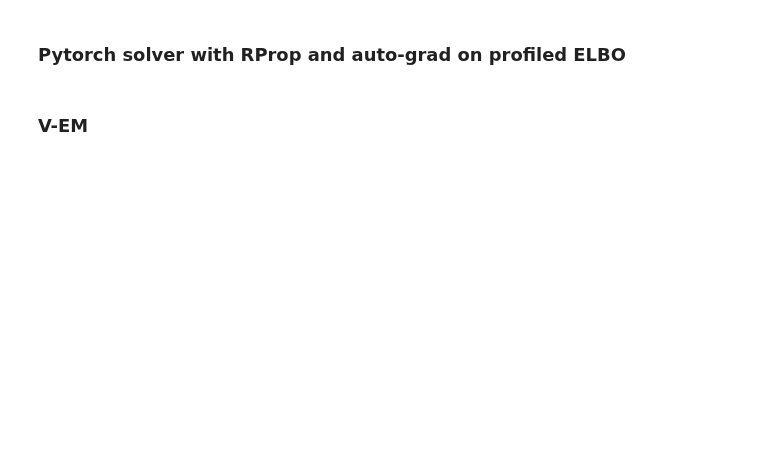
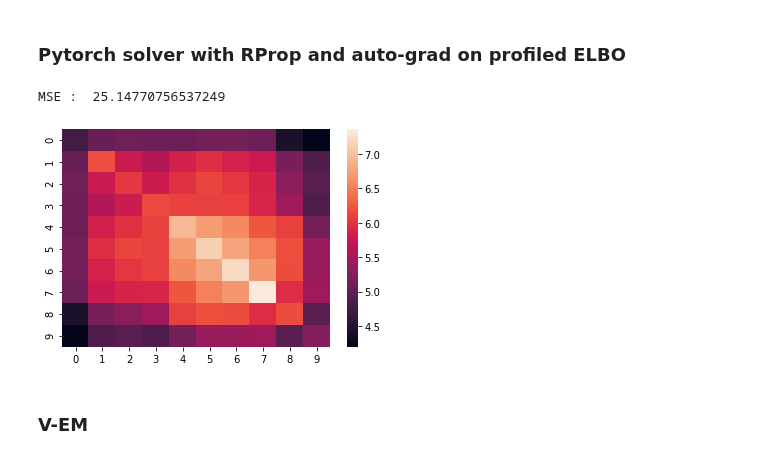
Before and after one commit to PLN-team/pyPLNmodels, a Jupyter notebook: example_oaks.ipynb, the cells around one changed output. Saved outputs shown, nothing was run; the diff lists cells and outputs as text; code cells hidden in the pictures; blank space fills up the shorter version.

```diff
--- a/example_oaks.ipynb
+++ b/example_oaks.ipynb
@@ -50,6 +88,12 @@ time_torch = end - start
 
 Sigma_profiled_torch = myPLN.Sigma
 B_profiled_torch = myPLN.B
+# %%
+sns.heatmap(Sigma_profiled_torch)
+print('MSE : ', np.mean((Sigma_profiled_torch-true_Sigma.numpy())**2))
+# %% [output]
+MSE :  25.14770756537249
+[figure, added]
 # %% [markdown]
 ### V-EM
 # %%
```
Also changed, not shown: parts of 8 cells of this notebook.
